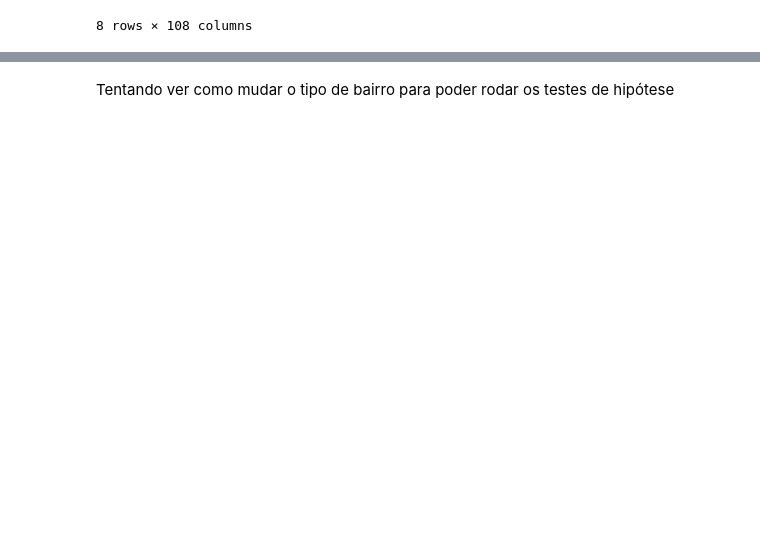
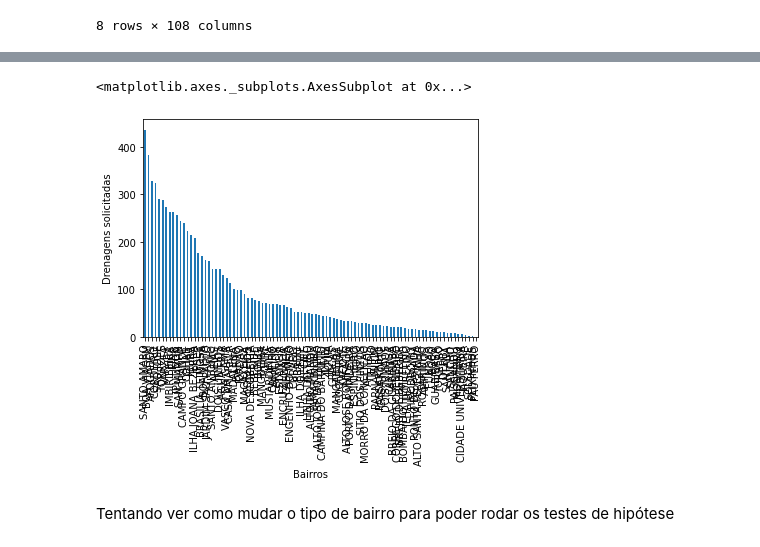
Before and after one commit to HiagoAD/GDI2, a Jupyter notebook: Project_1.ipynb, the cells around one changed output, grey strips where cells are left out. Drawn from its saved outputs; the diff is of its cells as text; code cells hidden in the pictures; blank space fills up the shorter version.

```diff
--- a/Project_1.ipynb
+++ b/Project_1.ipynb
@@ -63,4 +54,6 @@ dengue.describe()
 # %%
 emlurb["BAIRRO"] = emlurb["BAIRRO"].astype('category')
 emlurb['GRUPOSERVICO_DESCRICAO'] = emlurb['GRUPOSERVICO_DESCRICAO'].astype('category')
-emlurb[emlurb['GRUPOSERVICO_DESCRICAO'] == 'DRENAGEM']['BAIRRO'].value_counts()
+
+emlurb_new = emlurb[["GRUPOSERVICO_DESCRICAO", "BAIRRO"]]
+emlurb_data = emlurb_new[(emlurb.GRUPOSERVICO_DESCRICAO == "DRENAGEM")]
@@ -111,3 +76,8 @@ Length: 127, dtype: int64
+# %%
+emlurb_data['BAIRRO'].value_counts().plot(kind='bar', xlabel='Bairros', ylabel='Drenagens solicitadas', )
+# %% [output]
+<matplotlib.axes._subplots.AxesSubplot at 0x...>
+[figure, added]
 # %%
 from scipy import stats
 
```
Also changed, not shown: parts of 7 cells of this notebook.
